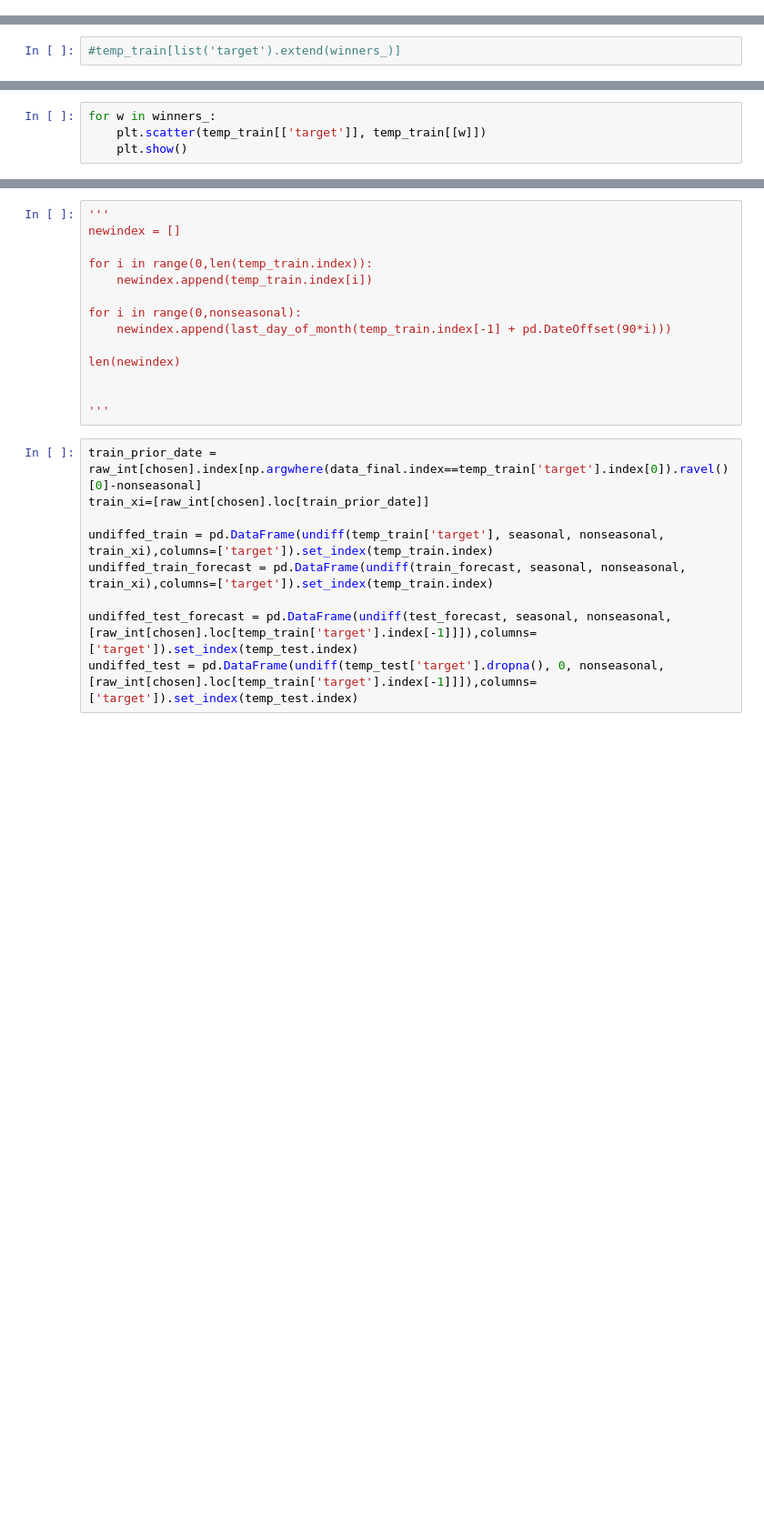
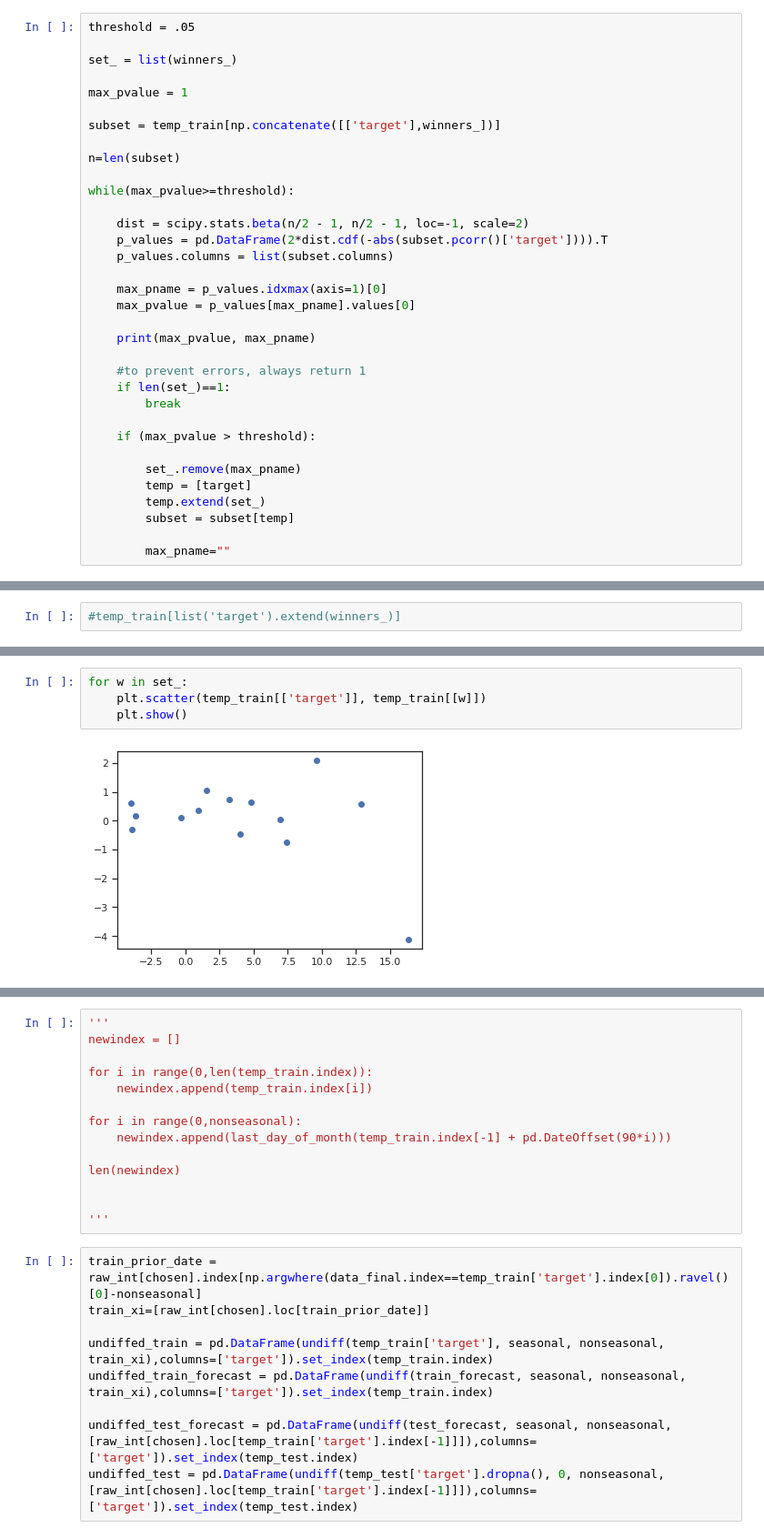
Before and after one commit to thistleknot/py_sock_par, a Jupyter notebook: Fred Analysis.ipynb, the cells around one changed output, grey strips where cells are left out. Shown at 91% size. Saved outputs shown, nothing was run; the diff lists cells and outputs as text; blank space fills up the shorter version.

```diff
--- a/Fred Analysis.ipynb
+++ b/Fred Analysis.ipynb
@@ -840,0 +833,34 @@ metric_table.loc[metric_table['avg_score']<=np.std(abs(metric_table['avg_score']
+# %%
+threshold = .05
+
+set_ = list(winners_)
+
+max_pvalue = 1
+
+subset = temp_train[np.concatenate([['target'],winners_])]
+
+n=len(subset)
+
+while(max_pvalue>=threshold):
+
+    dist = scipy.stats.beta(n/2 - 1, n/2 - 1, loc=-1, scale=2)
+    p_values = pd.DataFrame(2*dist.cdf(-abs(subset.pcorr()['target']))).T
+    p_values.columns = list(subset.columns)
+
+    max_pname = p_values.idxmax(axis=1)[0]
+    max_pvalue = p_values[max_pname].values[0]
+
+    print(max_pvalue, max_pname)
+
+    #to prevent errors, always return 1
+    if len(set_)==1:
+        break
+
+    if (max_pvalue > threshold):
+
+        set_.remove(max_pname)
+        temp = [target]
+        temp.extend(set_)
+        subset = subset[temp]
+
+        max_pname=""
@@ -905,4 +937,6 @@ ndif: 1
 # %%
-for w in winners_:
+for w in set_:
     plt.scatter(temp_train[['target']], temp_train[[w]])
     plt.show()
+# %% [output]
+[figure, added]
```
Also changed, not shown: parts of 18 cells of this notebook.
